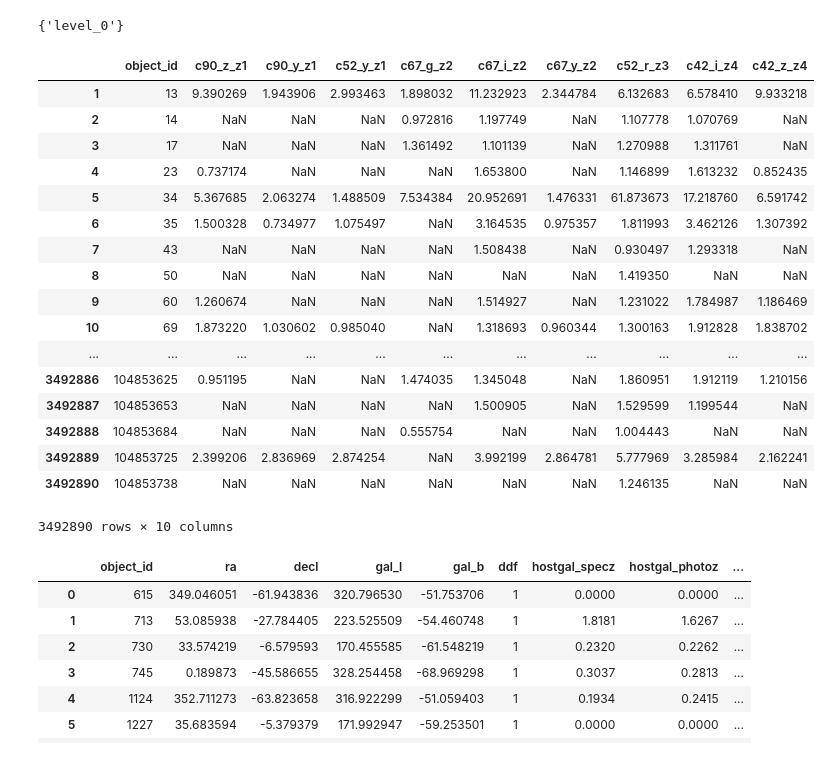
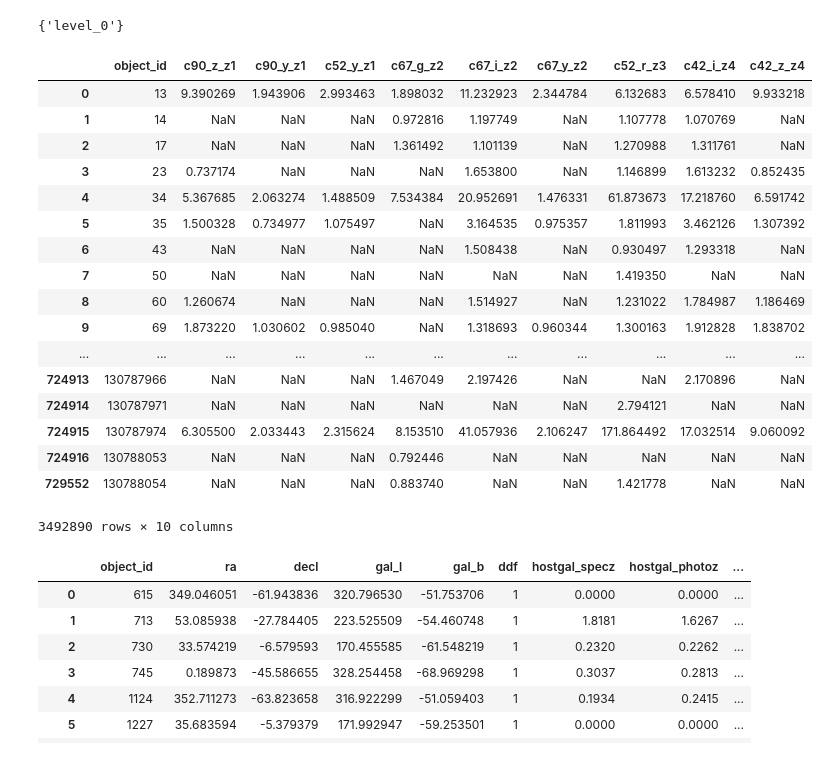
Before and after one commit to guchio3/kaggle-plasticc, a Jupyter notebook: notebook/construct_nn.ipynb, the cells around one changed output. Cells and saved outputs as stored; diff of their text form; code cells hidden in the pictures.

Commit message:
added lcfit and constructed fe env

```diff
--- a/notebook/construct_nn.ipynb
+++ b/notebook/construct_nn.ipynb
@@ -1529,27 +1504,27 @@ set(df.columns.tolist()) - set(train_cols)
 # %%
 import pickle
 #with open('../lcfit/LCfit_features_train_20181129.pkl', 'rb') as fin:
-with open('../lcfit/LCfit_features_test_20181130.pkl', 'rb') as fin:
+with open('../lcfit/LCfit_feature_test_v1_20181203.pkl', 'rb') as fin:
     lc_df = pickle.load(fin)
 lc_df
 # %% [output]
 |  | object_id | c90_z_z1 | c90_y_z1 | c52_y_z1 | c67_g_z2 | c67_i_z2 | c67_y_z2 | c52_r_z3 | c42_i_z4 | c42_z_z4 |
-| 1 | 13 | 9.390269 | 1.943906 | 2.993463 | 1.898032 | 11.232923 | 2.344784 | 6.132683 | 6.578410 | 9.933218 |
-| 2 | 14 | NaN | NaN | NaN | 0.972816 | 1.197749 | NaN | 1.107778 | 1.070769 | NaN |
-| 3 | 17 | NaN | NaN | NaN | 1.361492 | 1.101139 | NaN | 1.270988 | 1.311761 | NaN |
-| 4 | 23 | 0.737174 | NaN | NaN | NaN | 1.653800 | NaN | 1.146899 | 1.613232 | 0.852435 |
-| 5 | 34 | 5.367685 | 2.063274 | 1.488509 | 7.534384 | 20.952691 | 1.476331 | 61.873673 | 17.218760 | 6.591742 |
-| 6 | 35 | 1.500328 | 0.734977 | 1.075497 | NaN | 3.164535 | 0.975357 | 1.811993 | 3.462126 | 1.307392 |
-| 7 | 43 | NaN | NaN | NaN | NaN | 1.508438 | NaN | 0.930497 | 1.293318 | NaN |
-| 8 | 50 | NaN | NaN | NaN | NaN | NaN | NaN | 1.419350 | NaN | NaN |
-| 9 | 60 | 1.260674 | NaN | NaN | NaN | 1.514927 | NaN | 1.231022 | 1.784987 | 1.186469 |
-| 10 | 69 | 1.873220 | 1.030602 | 0.985040 | NaN | 1.318693 | 0.960344 | 1.300163 | 1.912828 | 1.838702 |
+| 0 | 13 | 9.390269 | 1.943906 | 2.993463 | 1.898032 | 11.232923 | 2.344784 | 6.132683 | 6.578410 | 9.933218 |
+| 1 | 14 | NaN | NaN | NaN | 0.972816 | 1.197749 | NaN | 1.107778 | 1.070769 | NaN |
+| 2 | 17 | NaN | NaN | NaN | 1.361492 | 1.101139 | NaN | 1.270988 | 1.311761 | NaN |
+| 3 | 23 | 0.737174 | NaN | NaN | NaN | 1.653800 | NaN | 1.146899 | 1.613232 | 0.852435 |
+| 4 | 34 | 5.367685 | 2.063274 | 1.488509 | 7.534384 | 20.952691 | 1.476331 | 61.873673 | 17.218760 | 6.591742 |
+| 5 | 35 | 1.500328 | 0.734977 | 1.075497 | NaN | 3.164535 | 0.975357 | 1.811993 | 3.462126 | 1.307392 |
+| 6 | 43 | NaN | NaN | NaN | NaN | 1.508438 | NaN | 0.930497 | 1.293318 | NaN |
+| 7 | 50 | NaN | NaN | NaN | NaN | NaN | NaN | 1.419350 | NaN | NaN |
+| 8 | 60 | 1.260674 | NaN | NaN | NaN | 1.514927 | NaN | 1.231022 | 1.784987 | 1.186469 |
+| 9 | 69 | 1.873220 | 1.030602 | 0.985040 | NaN | 1.318693 | 0.960344 | 1.300163 | 1.912828 | 1.838702 |
 | ... | ... | ... | ... | ... | ... | ... | ... | ... | ... | ... |
-| 3492886 | 104853625 | 0.951195 | NaN | NaN | 1.474035 | 1.345048 | NaN | 1.860951 | 1.912119 | 1.210156 |
-| 3492887 | 104853653 | NaN | NaN | NaN | NaN | 1.500905 | NaN | 1.529599 | 1.199544 | NaN |
-| 3492888 | 104853684 | NaN | NaN | NaN | 0.555754 | NaN | NaN | 1.004443 | NaN | NaN |
-| 3492889 | 104853725 | 2.399206 | 2.836969 | 2.874254 | NaN | 3.992199 | 2.864781 | 5.777969 | 3.285984 | 2.162241 |
-| 3492890 | 104853738 | NaN | NaN | NaN | NaN | NaN | NaN | 1.246135 | NaN | NaN |
+| 724913 | 130787966 | NaN | NaN | NaN | 1.467049 | 2.197426 | NaN | NaN | 2.170896 | NaN |
+| 724914 | 130787971 | NaN | NaN | NaN | NaN | NaN | NaN | 2.794121 | NaN | NaN |
+| 724915 | 130787974 | 6.305500 | 2.033443 | 2.315624 | 8.153510 | 41.057936 | 2.106247 | 171.864492 | 17.032514 | 9.060092 |
+| 724916 | 130788053 | NaN | NaN | NaN | 0.792446 | NaN | NaN | NaN | NaN | NaN |
+| 729552 | 130788054 | NaN | NaN | NaN | 0.883740 | NaN | NaN | 1.421778 | NaN | NaN |
 3492890 rows × 10 columns
 # %%
 trn_meta_df = pd.read_csv('/home/naoya.taguchi/.kaggle/competitions/PLAsTiCC-2018/training_set_metadata.csv')
```
Also changed, not shown: parts of 12 cells of this notebook, 4 other files.
